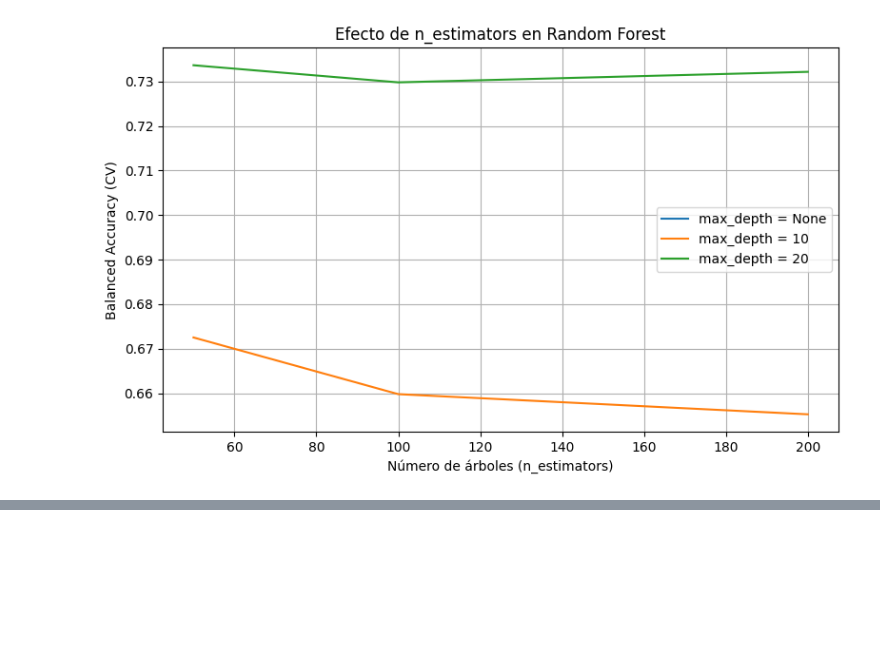
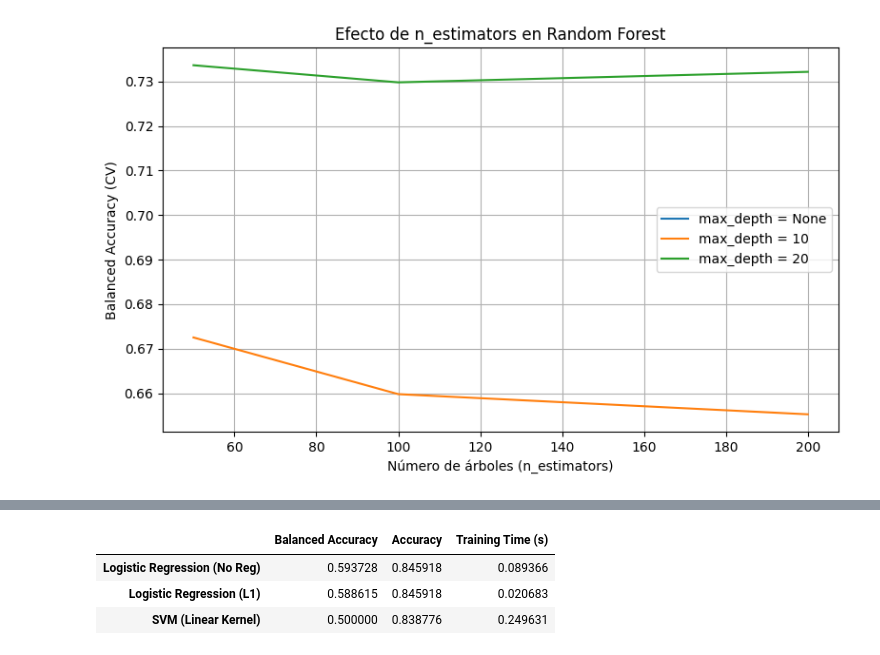
Before and after one commit to 100475757/ML_P1, a Jupyter notebook: notebook1.ipynb, the cells around one changed output, grey strips where cells are left out. Drawn from its saved outputs; the diff is of its cells as text; code cells hidden in the pictures; blank space fills up the shorter version.

```diff
--- a/notebook1.ipynb
+++ b/notebook1.ipynb
@@ -859,0 +869,63 @@ plt.show()
+# %%
+# LogisticRegression sin regularización
+lr_no_reg = LogisticRegression(penalty=None, random_state=SEED)
+start_time = time.time()
+lr_no_reg.fit(X_train, y_train)
+end_time = time.time()
+y_pred_lr_no_reg = lr_no_reg.predict(X_test)
+
+# Métricas
+bal_acc_lr_no_reg = balanced_accuracy_score(y_test, y_pred_lr_no_reg)
+acc_lr_no_reg = accuracy_score(y_test, y_pred_lr_no_reg)
+
+# Tiempo de entrenamiento
+lr_time = end_time - start_time
+
+# -----------------------------------------------------------------------------------------------
+
+# LogisticRegression con regularización L1
+lr_l1 = LogisticRegression(penalty='l1', solver='liblinear', random_state=SEED)
+start_time_l1 = time.time()
+lr_l1.fit(X_train, y_train)
+end_time_l1 = time.time()
+y_pred_lr_l1 = lr_l1.predict(X_test)
+
+# Métricas
+bal_acc_lr_l1 = balanced_accuracy_score(y_test, y_pred_lr_l1)
+acc_lr_l1 = accuracy_score(y_test, y_pred_lr_l1)
+
+# Tiempo de entrenamiento
+lr_time_l1 = end_time_l1 - start_time_l1
+
+# -----------------------------------------------------------------------------------------------
+
+# SVM con kernel lineal
+svm_linear = SVC(kernel='linear', random_state=SEED)
+start_time_svm = time.time()
+svm_linear.fit(X_train, y_train)
+end_time_svm = time.time()
+y_pred_svm = svm_linear.predict(X_test)
+
+# Métricas
+bal_acc_svm = balanced_accuracy_score(y_test, y_pred_svm)
+acc_svm = accuracy_score(y_test, y_pred_svm)
+
+# Tiempo de entrenamiento
+svm_time = end_time_svm - start_time_svm
+
+# -----------------------------------------------------------------------------------------------
+
+# Crear un DataFrame con los resultados
+results_lr_svm = pd.DataFrame({
+    "Balanced Accuracy": [bal_acc_lr_no_reg, bal_acc_lr_l1, bal_acc_svm],
+    "Accuracy": [acc_lr_no_reg, acc_lr_l1, acc_svm],
+    "Training Time (s)": [lr_time, lr_time_l1, svm_time]
+}, index=["Logistic Regression (No Reg)", "Logistic Regression (L1)", "SVM (Linear Kernel)"])
+
+# Mostrar el DataFrame
+display(results_lr_svm)
+# %% [output]
+|  | Balanced Accuracy | Accuracy | Training Time (s) |
+| Logistic Regression (No Reg) | 0.593728 | 0.845918 | 0.089366 |
+| Logistic Regression (L1) | 0.588615 | 0.845918 | 0.020683 |
+| SVM (Linear Kernel) | 0.500000 | 0.838776 | 0.249631 |
```
Also changed, not shown: parts of 17 cells of this notebook.
